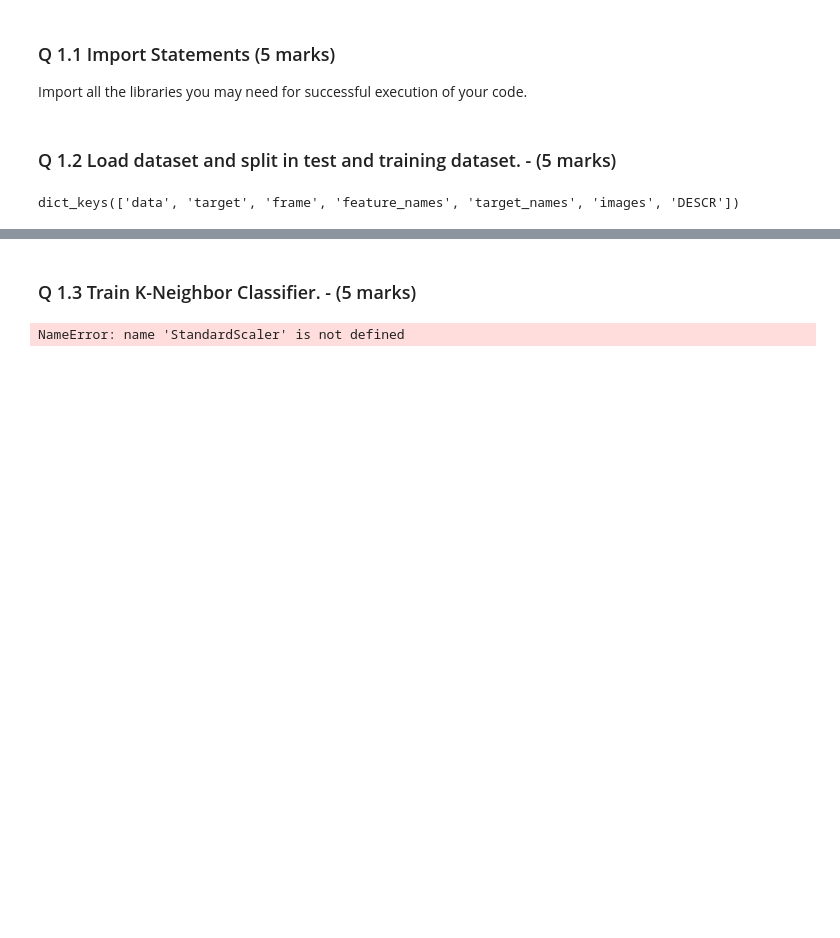
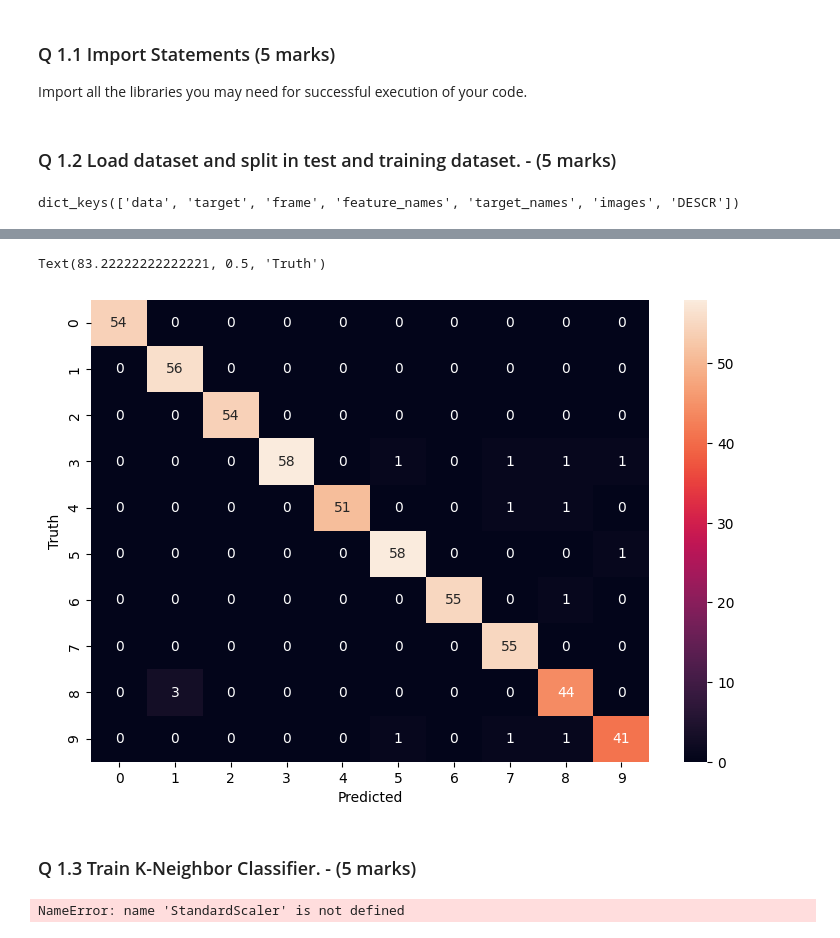
Before and after one commit to rashimujumdar/upload, a Jupyter notebook: 015_ML_Eval_Assignment_1.ipynb, the cells around one changed output, grey strips where cells are left out. Saved outputs shown, nothing was run; the diff lists cells and outputs as text; code cells hidden in the pictures; blank space fills up the shorter version.

```diff
--- a/015_ML_Eval_Assignment_1.ipynb
+++ b/015_ML_Eval_Assignment_1.ipynb
@@ -111,0 +112,4 @@ knn.score(X_test, y_test)
+# %%
+y_pred = knn.predict(X_test)
+cm = confusion_matrix(y_test, y_pred)
+cm
@@ -111,0 +127,8 @@ knn.score(X_test, y_test)
+# %%
+plt.figure(figsize=(9,6))
+sn.heatmap(cm, annot=True)
+plt.xlabel("Predicted")
+plt.ylabel("Truth")
+# %% [output]
+Text(83.22222222222221, 0.5, 'Truth')
+[figure, added]
```
Also changed, not shown: parts of 20 cells of this notebook.
